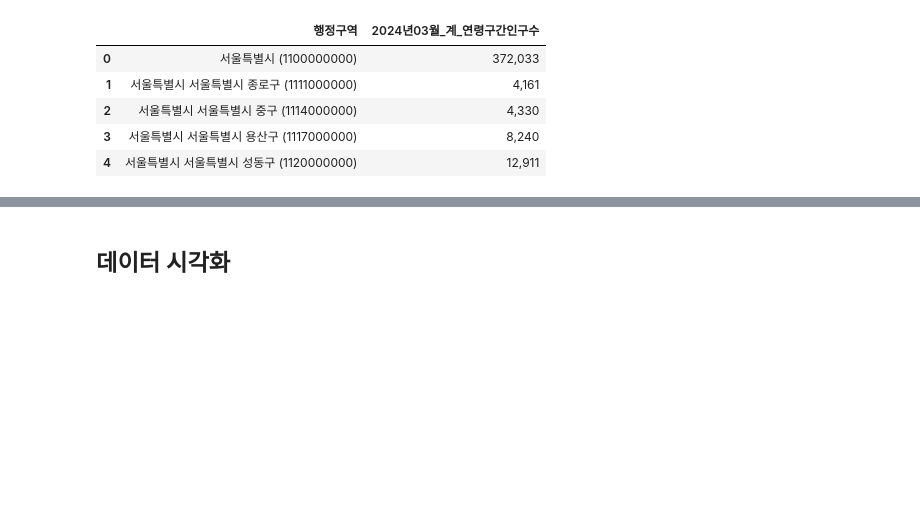
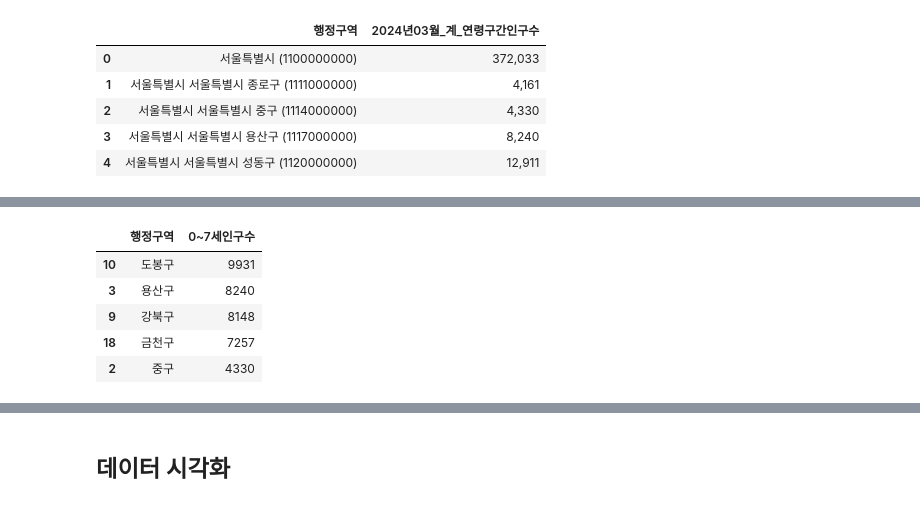
Before and after one commit to harujem/dataAnalysis, a Jupyter notebook: 미니프로젝트_EDA분석.ipynb, the cells around one changed output, grey strips where cells are left out. Cells and saved outputs as stored; diff of their text form; code cells hidden in the pictures; blank space fills up the shorter version.

```diff
--- a/미니프로젝트_EDA분석.ipynb
+++ b/미니프로젝트_EDA분석.ipynb
@@ -121,0 +122,11 @@ Name: 행정구역, dtype: object
+# %%
+# 인구수 문자열을 쉼표 제거후 숫자로 변환
+df['0~7세인구수'] = df['0~7세인구수'].str.replace(',', '').astype(int)
+df.head()
+# %% [output]
+|  | 행정구역 | 0~7세인구수 |
+| 10 | 도봉구 | 9931 |
+| 3 | 용산구 | 8240 |
+| 9 | 강북구 | 8148 |
+| 18 | 금천구 | 7257 |
+| 2 | 중구 | 4330 |
```
Also changed, not shown: parts of 7 cells of this notebook.
